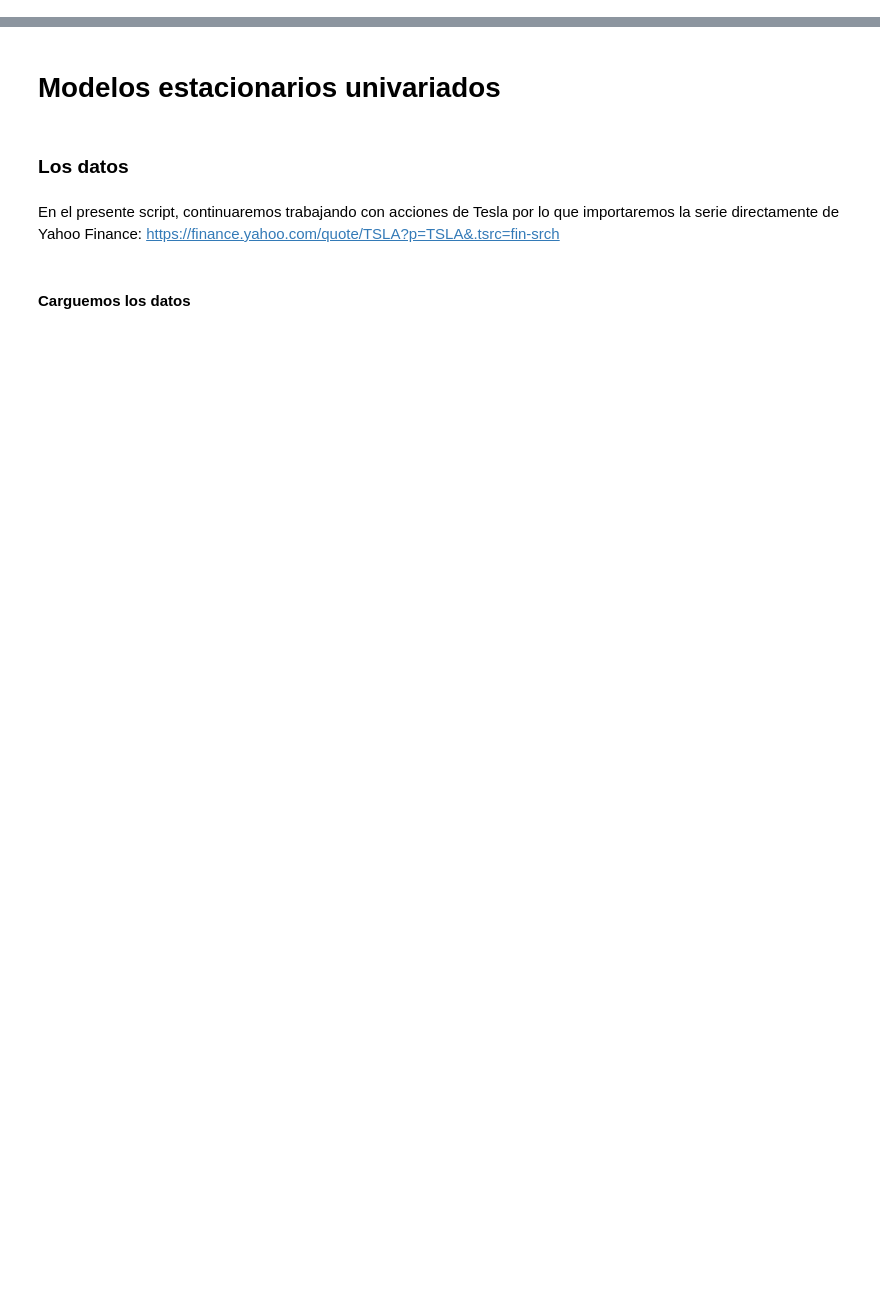
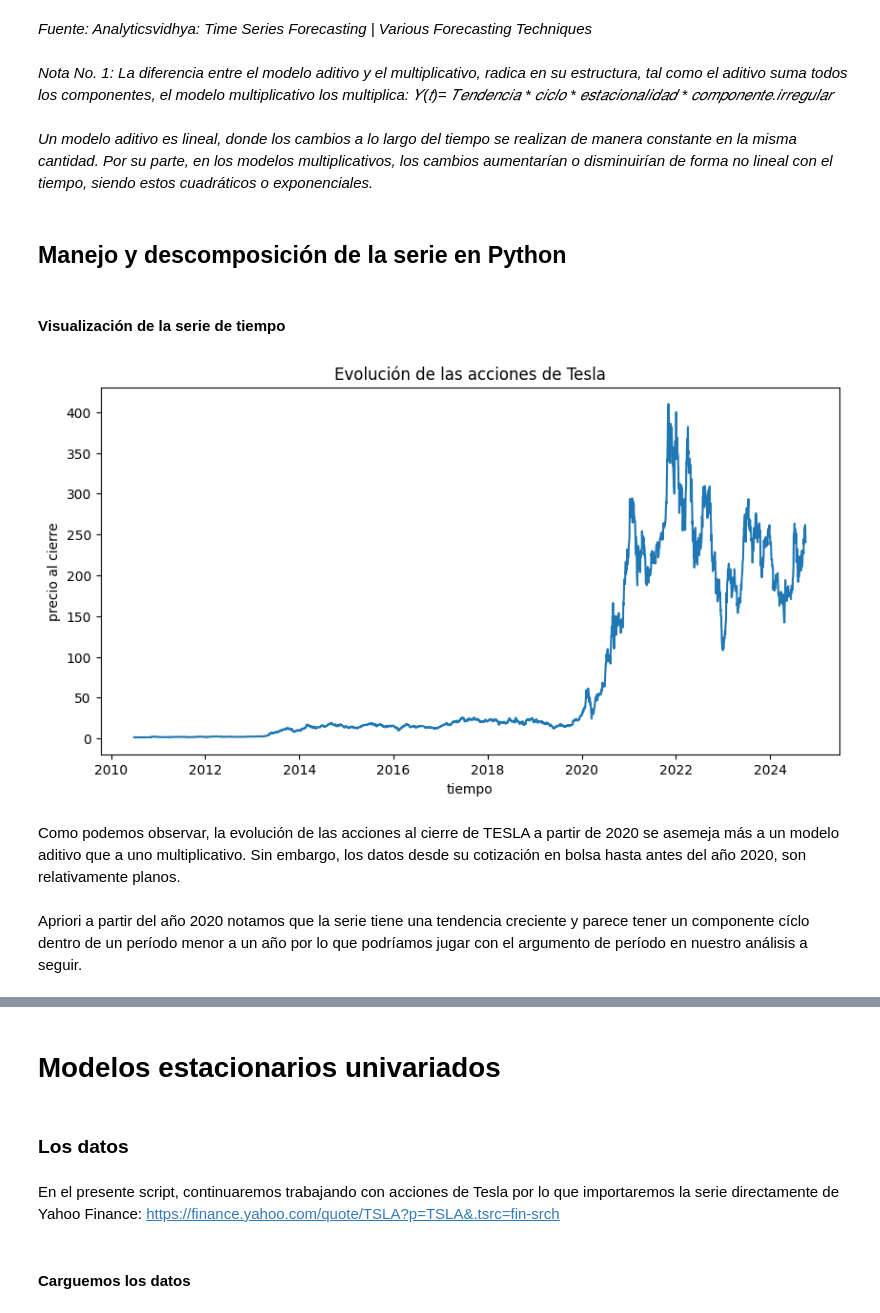
Before and after one commit to andreaescobar111/udla-aanlitica-pred-2024, a Jupyter notebook: S4_Series_Tiempo/1.Presesion/Unidad_No_4_Modelos_AR,MA,_ARMA_SARIMAX.ipynb, the cells around one changed output, grey strips where cells are left out. Saved outputs shown, nothing was run; the diff lists cells and outputs as text; code cells hidden in the pictures; blank space fills up the shorter version.

```diff
--- a/S4_Series_Tiempo/1.Presesion/Unidad_No_4_Modelos_AR,MA,_ARMA_SARIMAX.ipynb
+++ b/S4_Series_Tiempo/1.Presesion/Unidad_No_4_Modelos_AR,MA,_ARMA_SARIMAX.ipynb
@@ -0,0 +242,23 @@
+# %% [markdown]
+_Fuente: Analyticsvidhya: Time Series Forecasting | Various Forecasting Techniques_
+# %% [markdown]
+_Nota No. 1: La diferencia entre el modelo aditivo y el multiplicativo, radica en su estructura, tal como el aditivo suma todos los componentes, el modelo multiplicativo los multiplica: 𝑌(𝑡)= 𝑇𝑒𝑛𝑑𝑒𝑛𝑐𝑖𝑎 * 𝑐𝑖𝑐𝑙𝑜 * 𝑒𝑠𝑡𝑎𝑐𝑖𝑜𝑛𝑎𝑙𝑖𝑑𝑎𝑑 * 𝑐𝑜𝑚𝑝𝑜𝑛𝑒𝑛𝑡𝑒.𝑖𝑟𝑟𝑒𝑔𝑢𝑙𝑎𝑟_
+# %% [markdown]
+_Un modelo aditivo es lineal, donde los cambios a lo largo del tiempo se realizan de manera constante en la misma cantidad. Por su parte, en los modelos multiplicativos, los cambios aumentarían o disminuirían de forma no lineal con el tiempo, siendo estos cuadráticos o exponenciales._
+# %% [markdown]
+## Manejo y descomposición de la serie en Python
+# %% [markdown]
+#### Visualización de la serie de tiempo
+# %%
+plt.figure(figsize=(10,5))
+plt.plot(df.precio_cierre)
+plt.title("Evolución de las acciones de Tesla")
+plt.xlabel("tiempo")
+plt.ylabel("precio al cierre")
+plt.show()
+# %% [output]
+[figure, added]
+# %% [markdown]
+Como podemos observar, la evolución de las acciones al cierre de TESLA a partir de 2020 se asemeja más a un modelo aditivo que a uno multiplicativo. Sin embargo, los datos desde su cotización en bolsa hasta antes del año 2020, son relativamente planos.
+# %% [markdown]
+Apriori a partir del año 2020 notamos que la serie tiene una tendencia creciente y parece tener un componente cíclo dentro de un período menor a un año por lo que podríamos jugar con el argumento de período en nuestro análisis a seguir.
```
Also changed, not shown: parts of 157 cells of this notebook, 4 other files.
